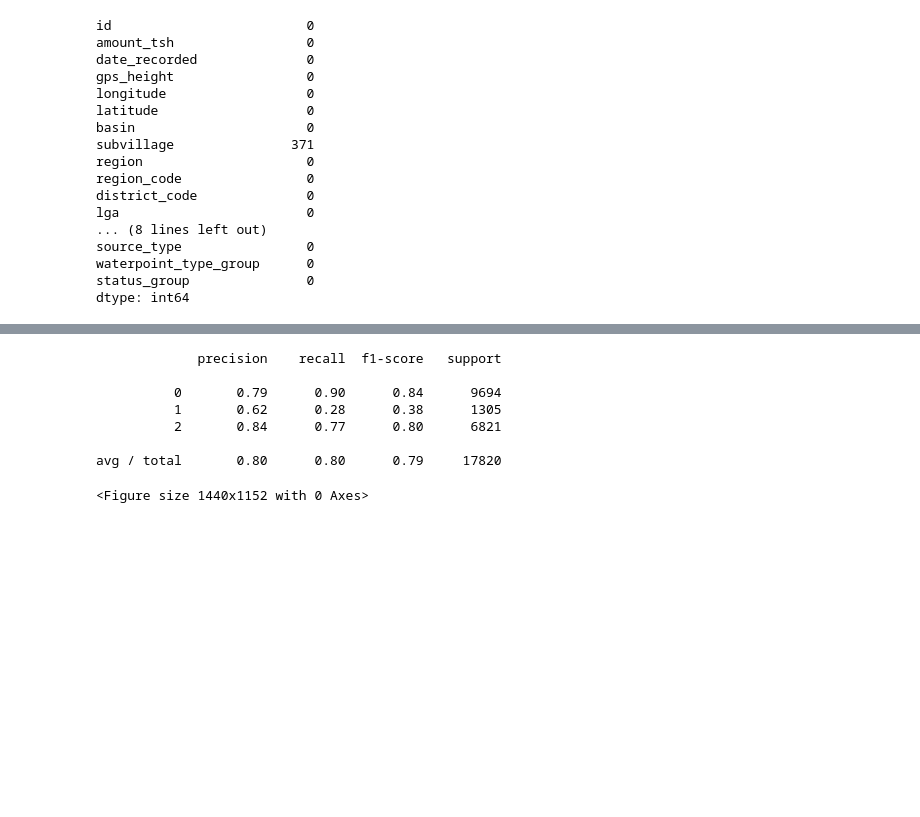
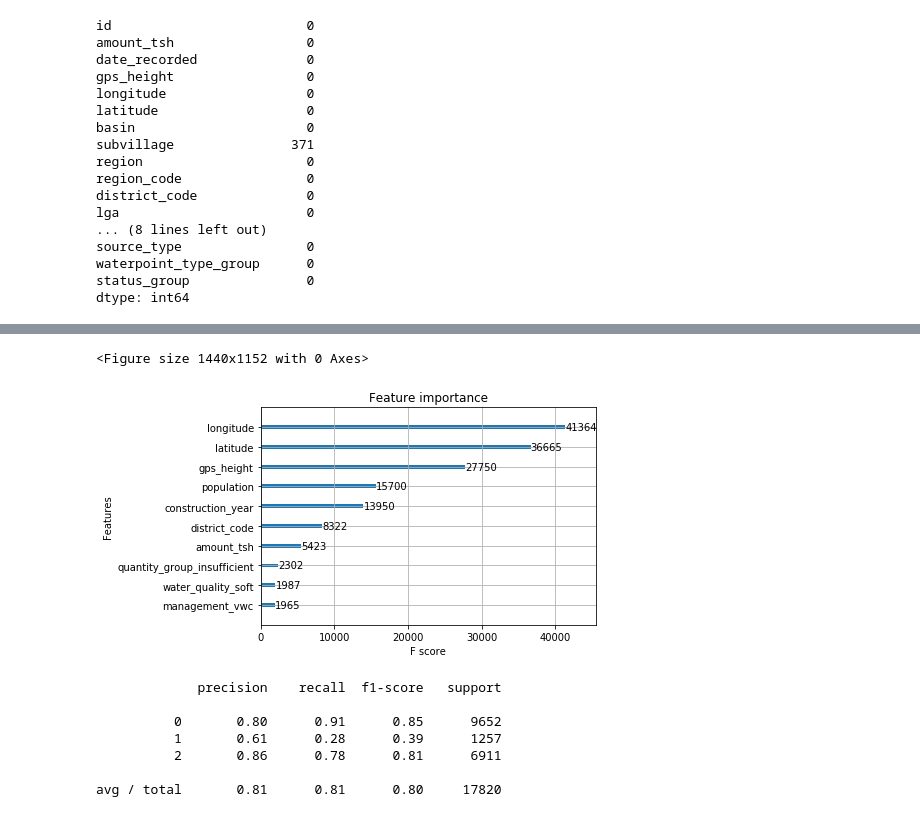
Before and after one commit to sram022/-100DaysOfMLCode, a Jupyter notebook: Data Cleaning.ipynb, the cells around one changed output, grey strips where cells are left out. Cells and saved outputs as stored; diff of their text form; code cells hidden in the pictures; blank space fills up the shorter version.

```diff
--- a/Data Cleaning.ipynb
+++ b/Data Cleaning.ipynb
@@ -123,8 +174,8 @@ dtype: int64
 # %%
 #Dealing with Geographic Location
 train_df.groupby(['subvillage','region','region_code','lga','ward']).sum()
-train_df = train_df.drop(['subvillage','region_code','lga','ward'],axis = 1)
-train_df = train_df.drop(['construction_year','date_recorded'], axis  = 1)
+train_df = train_df.drop(['subvillage','region_code','lga','ward','region'],axis = 1)
+train_df = train_df.drop(['date_recorded'], axis  = 1)
 # %%
 train_df.dtypes
 temp = train_df['status_group']
@@ -159,18 +226,19 @@ accuracy_score(y_valid, y_pred, normalize=True)
 # %%
 # plot feature importance
 plt.figure(figsize=(20,16))
-#plot_importance(model)
-#plt.show()
+plot_importance(model,max_num_features  = 10)
+plt.show()
 print(classification_report(y_valid, y_pred))
 # %% [output]
-             precision    recall  f1-score   support
-
-          0       0.79      0.90      0.84      9694
-          1       0.62      0.28      0.38      1305
-          2       0.84      0.77      0.80      6821
-
-avg / total       0.80      0.80      0.79     17820
+<Figure size 1440x1152 with 0 Axes>
+[figure, added]
-<Figure size 1440x1152 with 0 Axes>
+             precision    recall  f1-score   support
+
+          0       0.80      0.91      0.85      9652
+          1       0.61      0.28      0.39      1257
+          2       0.86      0.78      0.81      6911
+
+avg / total       0.81      0.81      0.80     17820
 # %%
 # Feature Engineering
 # Learn Gradient Boosting
```
Also changed, not shown: parts of 12 cells of this notebook, 2 other files.
